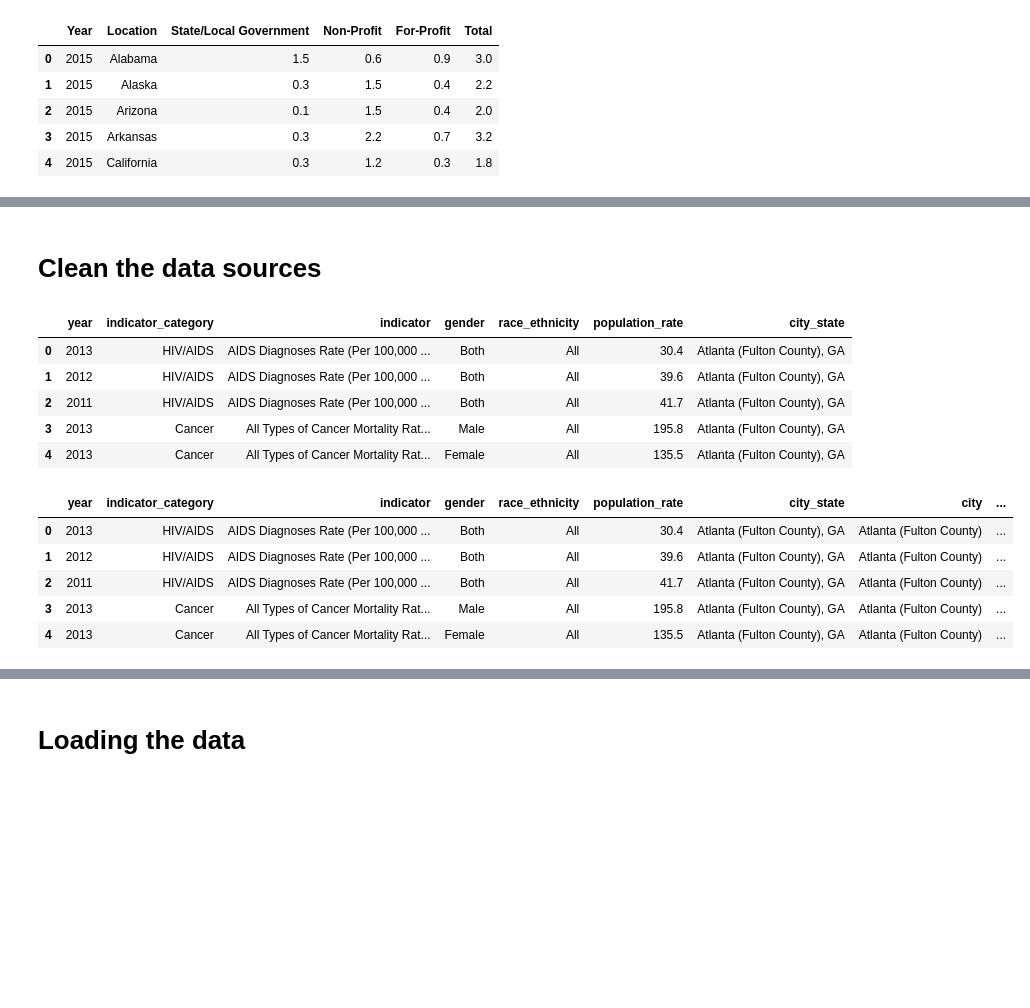
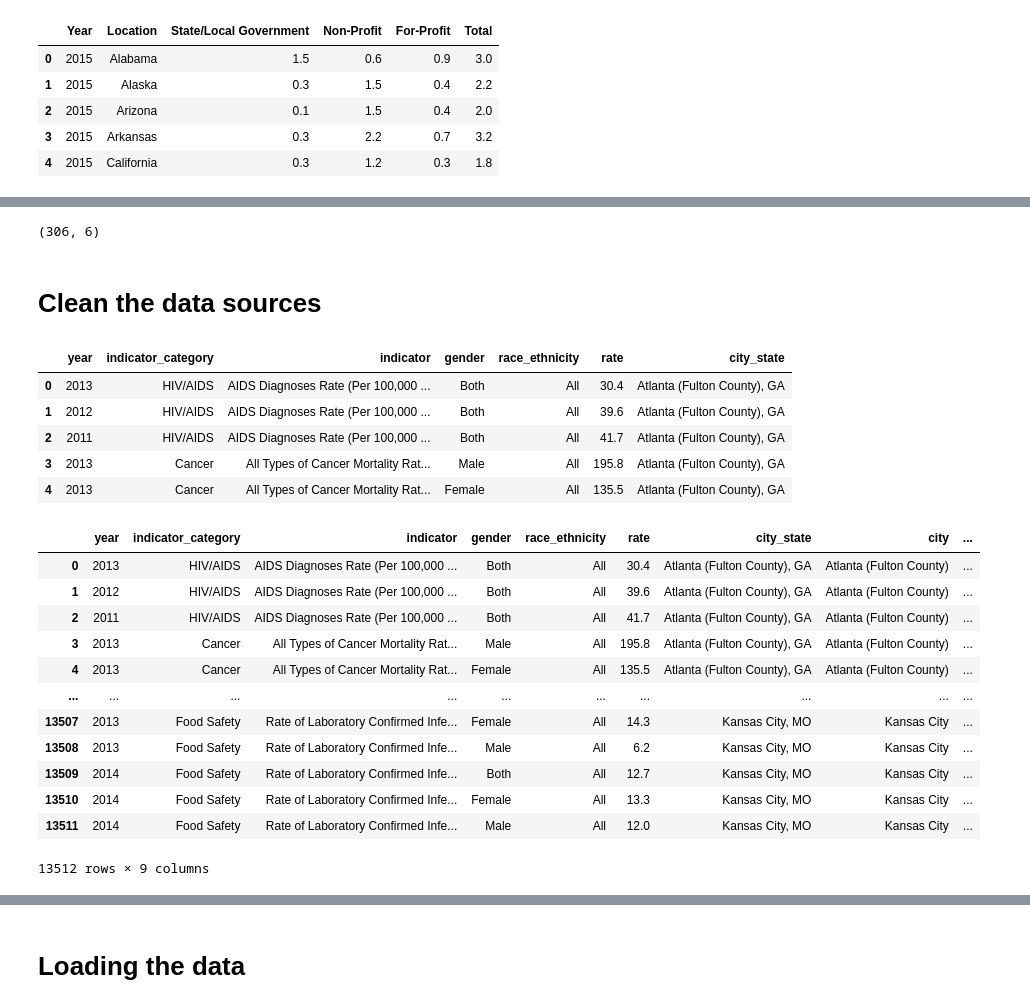
Before and after one commit to erikayi/Project-2-ETL-Cities-Health-Data, a Jupyter notebook: ETL_Cities_Health_Data_Project.ipynb, the cells around one changed output, grey strips where cells are left out. Saved outputs shown, nothing was run; the diff lists cells and outputs as text; code cells hidden in the pictures; blank space fills up the shorter version.

```diff
--- a/ETL_Cities_Health_Data_Project.ipynb
+++ b/ETL_Cities_Health_Data_Project.ipynb
@@ -90,3 +100,7 @@ hospital_beds_2015_csv_file_df.head()
+# %%
+hosp_df.shape
+# %% [output]
+(306, 6)
 # %% [markdown]
 # Clean the data sources
 # %%
@@ -103,11 +117,11 @@ new_health_cities = health_cities.rename(columns={'Year':'year',
                                                  'Indicator':'indicator',
                                                  'Gender':'gender',
                                                  'Race/ Ethnicity':'race_ethnicity',
-                                                 'Value':'population_rate',
+                                                 'Value':'rate',
                                                  'Place':'city_state'})
 new_health_cities.head()
 # %% [output]
-|  | year | indicator_category | indicator | gender | race_ethnicity | population_rate | city_state |
+|  | year | indicator_category | indicator | gender | race_ethnicity | rate | city_state |
 | 0 | 2013 | HIV/AIDS | AIDS Diagnoses Rate (Per 100,000 ... | Both | All | 30.4 | Atlanta (Fulton County), GA |
 | 1 | 2012 | HIV/AIDS | AIDS Diagnoses Rate (Per 100,000 ... | Both | All | 39.6 | Atlanta (Fulton County), GA |
 | 2 | 2011 | HIV/AIDS | AIDS Diagnoses Rate (Per 100,000 ... | Both | All | 41.7 | Atlanta (Fulton County), GA |
@@ -116,14 +130,21 @@ new_health_cities.head()
 # %%
 # split the city and the state
 new_health_cities[['city','state']] = new_health_cities.city_state.str.split(expand=True, pat=",")
-new_health_cities.head()
+new_health_cities
 # %% [output]
-|  | year | indicator_category | indicator | gender | race_ethnicity | population_rate | city_state | city | ... |
+|  | year | indicator_category | indicator | gender | race_ethnicity | rate | city_state | city | ... |
 | 0 | 2013 | HIV/AIDS | AIDS Diagnoses Rate (Per 100,000 ... | Both | All | 30.4 | Atlanta (Fulton County), GA | Atlanta (Fulton County) | ... |
 | 1 | 2012 | HIV/AIDS | AIDS Diagnoses Rate (Per 100,000 ... | Both | All | 39.6 | Atlanta (Fulton County), GA | Atlanta (Fulton County) | ... |
 | 2 | 2011 | HIV/AIDS | AIDS Diagnoses Rate (Per 100,000 ... | Both | All | 41.7 | Atlanta (Fulton County), GA | Atlanta (Fulton County) | ... |
 | 3 | 2013 | Cancer | All Types of Cancer Mortality Rat... | Male | All | 195.8 | Atlanta (Fulton County), GA | Atlanta (Fulton County) | ... |
 | 4 | 2013 | Cancer | All Types of Cancer Mortality Rat... | Female | All | 135.5 | Atlanta (Fulton County), GA | Atlanta (Fulton County) | ... |
+| ... | ... | ... | ... | ... | ... | ... | ... | ... | ... |
+| 13507 | 2013 | Food Safety | Rate of Laboratory Confirmed Infe... | Female | All | 14.3 | Kansas City, MO | Kansas City | ... |
+| 13508 | 2013 | Food Safety | Rate of Laboratory Confirmed Infe... | Male | All | 6.2 | Kansas City, MO | Kansas City | ... |
+| 13509 | 2014 | Food Safety | Rate of Laboratory Confirmed Infe... | Both | All | 12.7 | Kansas City, MO | Kansas City | ... |
+| 13510 | 2014 | Food Safety | Rate of Laboratory Confirmed Infe... | Female | All | 13.3 | Kansas City, MO | Kansas City | ... |
+| 13511 | 2014 | Food Safety | Rate of Laboratory Confirmed Infe... | Male | All | 12.0 | Kansas City, MO | Kansas City | ... |
+13512 rows × 9 columns
 # %%
 # drop the city_state and city columns for cleaner look
 new_health_cities_df = new_health_cities.drop(columns=['city_state', 'city'])
```
Also changed, not shown: parts of 59 cells of this notebook, 5 other files.
